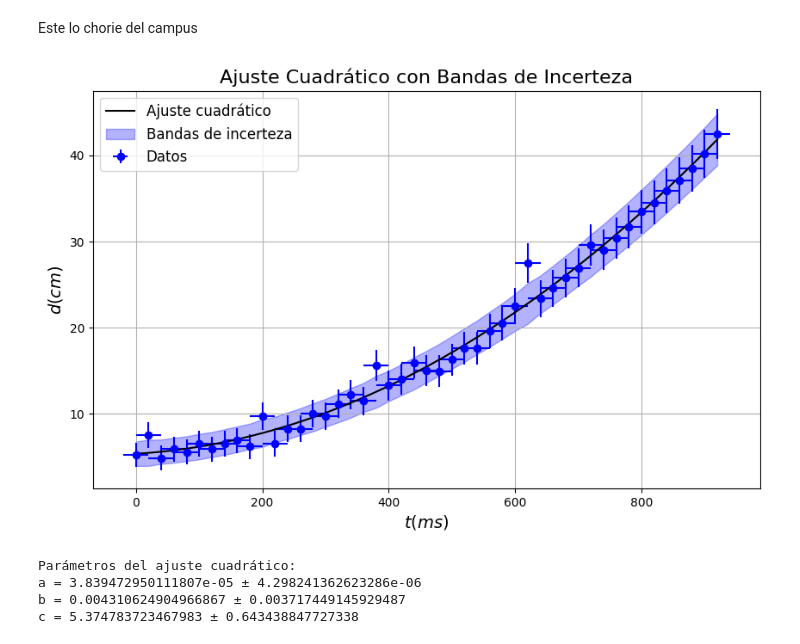
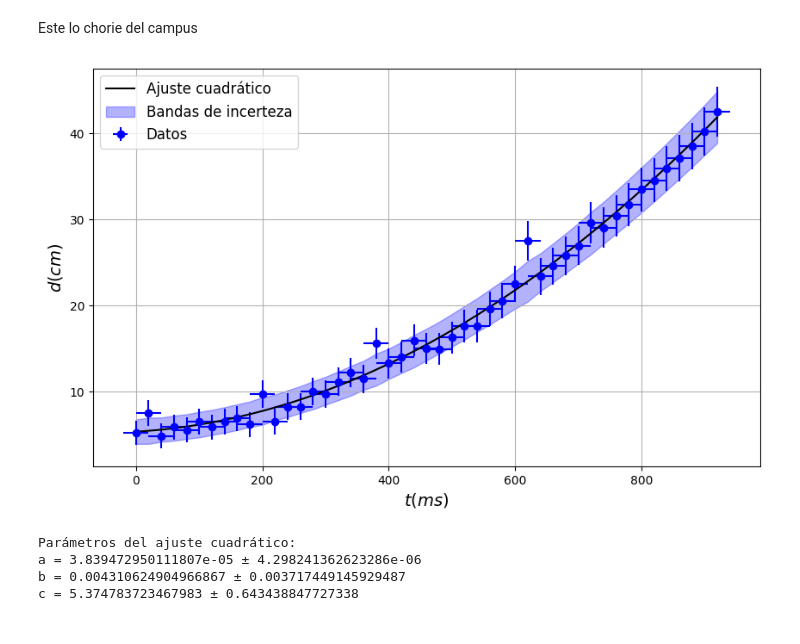
Before and after one commit to FacuVCanale/TP1-FISICA, a Jupyter notebook: position_chart.ipynb, the cells around one changed output. Drawn from its saved outputs; the diff is of its cells as text; code cells hidden in the pictures.

```diff
--- a/position_chart.ipynb
+++ b/position_chart.ipynb
@@ -67,35 +67,34 @@ sigma_d_t = f_propagacion_errores(tiempo, popt, errores_x)
 t_ajuste = np.linspace(min(tiempo), max(tiempo), 500)
 
 # Plotting
 plt.figure(figsize=(10, 6))
 
 # Plot the data points with error bars on both axes
 plt.errorbar(tiempo, posicion, xerr=errores_x, yerr=errores_y, fmt='o', color='blue', label='Datos')
 
 # Plot the quadratic fit
 plt.plot(t_ajuste, modelo_cuadratico(t_ajuste, *popt), 'black', label='Ajuste cuadrático')
 
 # Plot the uncertainty bands
 plt.fill_between(tiempo, modelo_cuadratico(tiempo + sigma_d_t, *popt) + errores_y,
                  modelo_cuadratico(tiempo - sigma_d_t, *popt) -errores_y, color='blue', alpha=0.3, label='Bandas de incerteza')
 
 # Customize the plot
 plt.xlabel(r'$t(ms)$', fontsize=14)
 plt.ylabel(r'$d(cm)$', fontsize=14)
-plt.title('Ajuste Cuadrático con Bandas de Incerteza', fontsize=16)
 plt.legend(fontsize=12)
 plt.grid(True)
 
 # Display the plot
 plt.show()
 
 # Print the fitted parameters and their uncertainties
 print('Parámetros del ajuste cuadrático:')
 print(f'a = {a} ± {errores[0]}')
 print(f'b = {b} ± {errores[1]}')
 print(f'c = {c} ± {errores[2]}')
 # %% [output]
-[figure, old version]
+[figure, new version]
 Parámetros del ajuste cuadrático:
 a = 3.839472950111807e-05 ± 4.298241362623286e-06
 b = 0.004310624904966867 ± 0.003717449145929487
```
Also changed, not shown: 2 other files.
